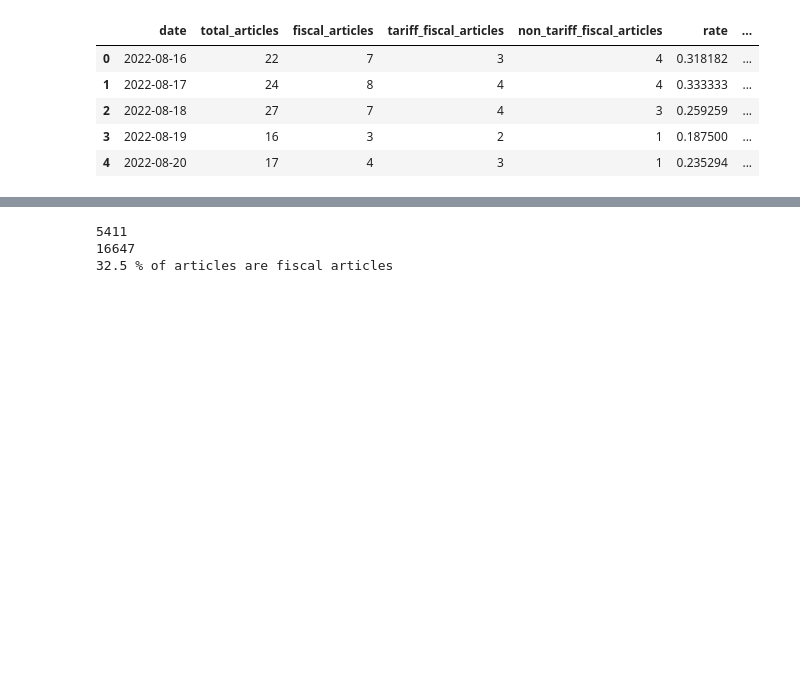
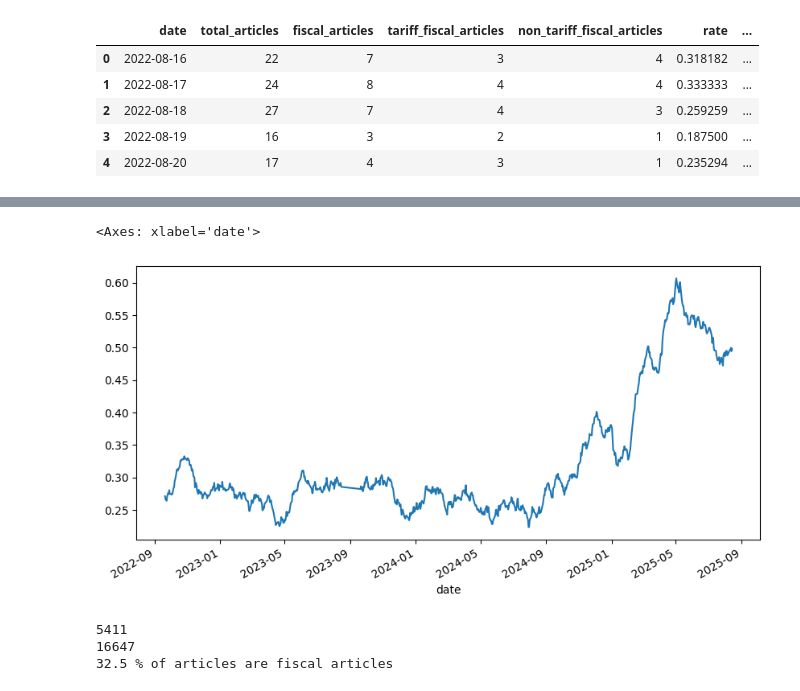
Before and after one commit to UWA-DS-11/capstone-project-11, a Jupyter notebook: fiscal_policy_index/pdf_extraction.ipynb, the cells around one changed output, grey strips where cells are left out. Cells and saved outputs as stored; diff of their text form; code cells hidden in the pictures; blank space fills up the shorter version.

```diff
--- a/fiscal_policy_index/pdf_extraction.ipynb
+++ b/fiscal_policy_index/pdf_extraction.ipynb
@@ -612,3 +612,9 @@ wsj_fpi['rate'].rolling(7).mean().plot()
+# %%
+wsj_fpi = wsj_fpi.set_index('date')
+wsj_fpi['rate'].rolling(30).mean().plot(figsize=(10,5))
+# %% [output]
+<Axes: xlabel='date'>
+[figure, added]
 # %%
 print(wsj_fpi['fiscal_articles'].sum())
 print(wsj_fpi['total_articles'].sum())
```
Also changed, not shown: parts of 2 cells of this notebook.
